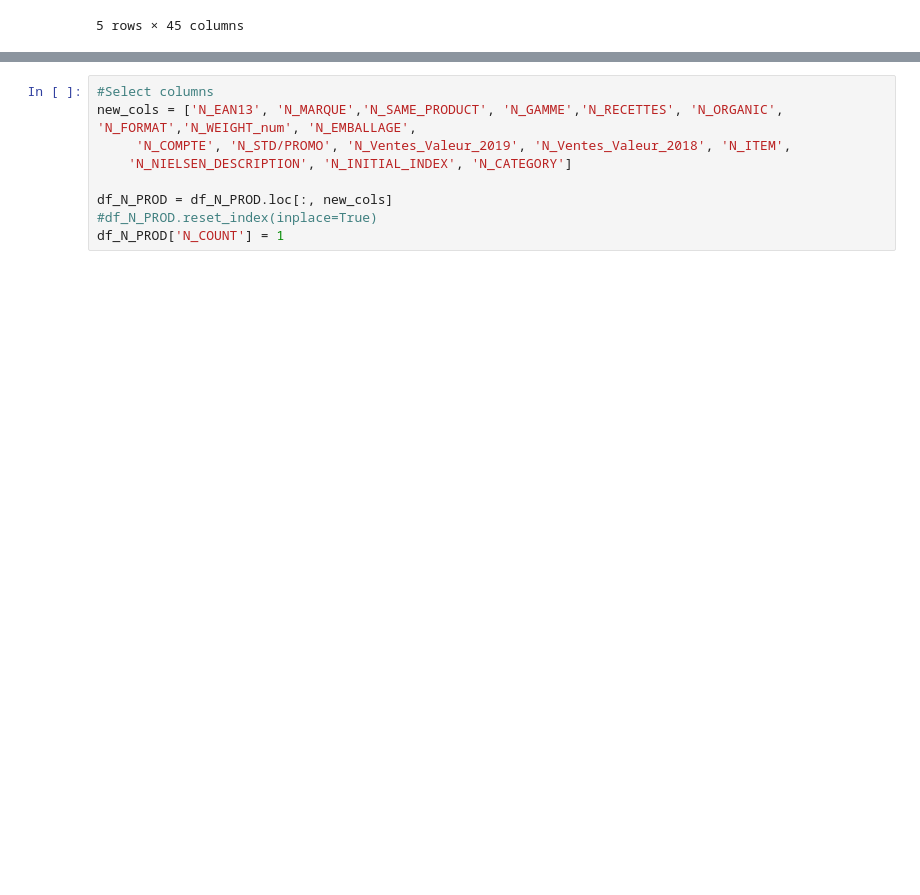
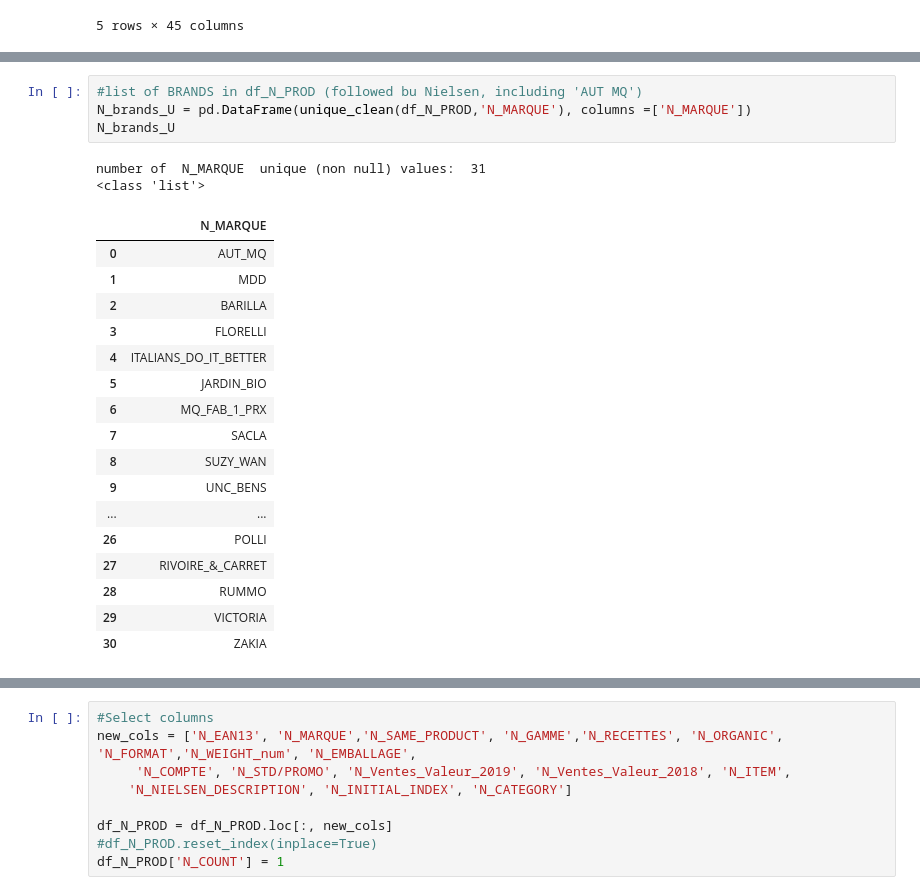
Before and after one commit to alex-toy/italians_do_it_better, a Jupyter notebook: M_MERGE/PRODUCT_TRAINING_DATA_O_N.ipynb, the cells around one changed output, grey strips where cells are left out. Saved outputs shown, nothing was run; the diff lists cells and outputs as text; blank space fills up the shorter version.

```diff
--- a/M_MERGE/PRODUCT_TRAINING_DATA_O_N.ipynb
+++ b/M_MERGE/PRODUCT_TRAINING_DATA_O_N.ipynb
@@ -289,0 +204,24 @@ memory usage: 624.4+ KB
+# %%
+#list of BRANDS in df_N_PROD (followed bu Nielsen, including 'AUT MQ')
+N_brands_U = pd.DataFrame(unique_clean(df_N_PROD,'N_MARQUE'), columns =['N_MARQUE'])
+N_brands_U
+# %% [output]
+number of  N_MARQUE  unique (non null) values:  31
+<class 'list'>
+|  | N_MARQUE |
+| 0 | AUT_MQ |
+| 1 | MDD |
+| 2 | BARILLA |
+| 3 | FLORELLI |
+| 4 | ITALIANS_DO_IT_BETTER |
+| 5 | JARDIN_BIO |
+| 6 | MQ_FAB_1_PRX |
+| 7 | SACLA |
+| 8 | SUZY_WAN |
+| 9 | UNC_BENS |
+| ... | ... |
+| 26 | POLLI |
+| 27 | RIVOIRE_&_CARRET |
+| 28 | RUMMO |
+| 29 | VICTORIA |
+| 30 | ZAKIA |
```
Also changed, not shown: parts of 71 cells of this notebook, 3 other files.
